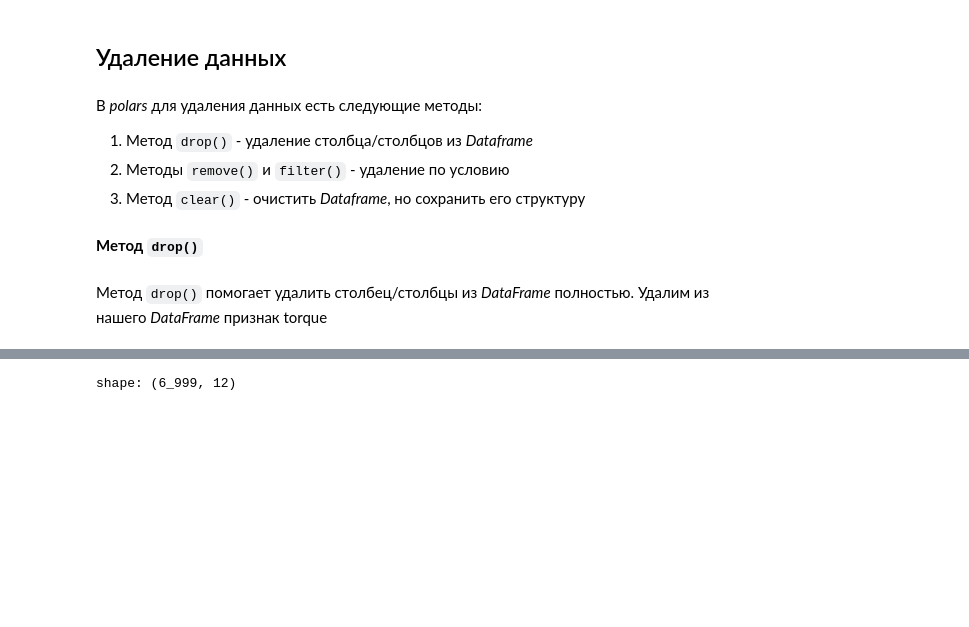
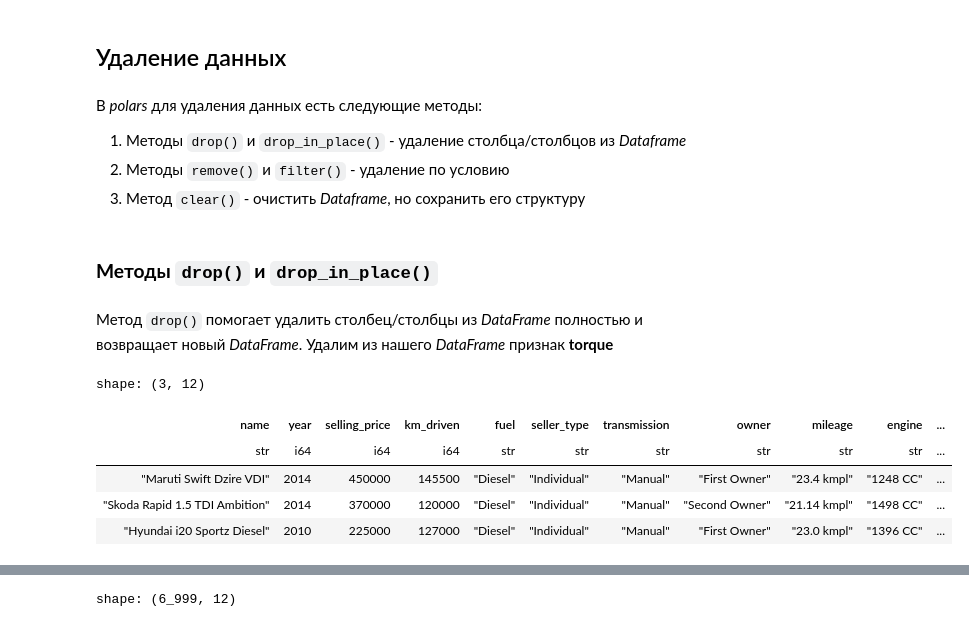
Before and after one commit to m-ardat/Library_Polars, a Jupyter notebook: DataCleaning.ipynb, the cells around one changed output, grey strips where cells are left out. Drawn from its saved outputs; the diff is of its cells as text; code cells hidden in the pictures; blank space fills up the shorter version.

```diff
--- a/DataCleaning.ipynb
+++ b/DataCleaning.ipynb
@@ -63,10 +63,19 @@ shape: (9, 14)
 ## Удаление данных
 # %% [markdown]
 В *polars* для удаления данных есть следующие методы:
-1. Метод `drop()` - удаление столбца/столбцов из *Dataframe*
+1. Методы `drop()` и `drop_in_place()` - удаление столбца/столбцов из *Dataframe*
 2. Методы `remove()` и `filter()` - удаление по условию
 3. Метод `clear()` - очистить *Dataframe*, но сохранить его структуру
 # %% [markdown]
-**Метод `drop()`**
+### **Методы `drop()` и `drop_in_place()`**
 # %% [markdown]
-Метод `drop()` помогает удалить столбец/столбцы из *DataFrame* полностью. Удалим из нашего *DataFrame* признак torque
+Метод `drop()` помогает удалить столбец/столбцы из *DataFrame* полностью и возвращает новый *DataFrame*. Удалим из нашего *DataFrame* признак **torque**
+# %%
+df.drop("torque").head(3)
+# %% [output]
+shape: (3, 12)
+| name | year | selling_price | km_driven | fuel | seller_type | transmission | owner | mileage | engine | ... |
+| str | i64 | i64 | i64 | str | str | str | str | str | str | ... |
+| "Maruti Swift Dzire VDI" | 2014 | 450000 | 145500 | "Diesel" | "Individual" | "Manual" | "First Owner" | "23.4 kmpl" | "1248 CC" | ... |
+| "Skoda Rapid 1.5 TDI Ambition" | 2014 | 370000 | 120000 | "Diesel" | "Individual" | "Manual" | "Second Owner" | "21.14 kmpl" | "1498 CC" | ... |
+| "Hyundai i20 Sportz Diesel" | 2010 | 225000 | 127000 | "Diesel" | "Individual" | "Manual" | "First Owner" | "23.0 kmpl" | "1396 CC" | ... |
```
Also changed, not shown: parts of 50 cells of this notebook.
